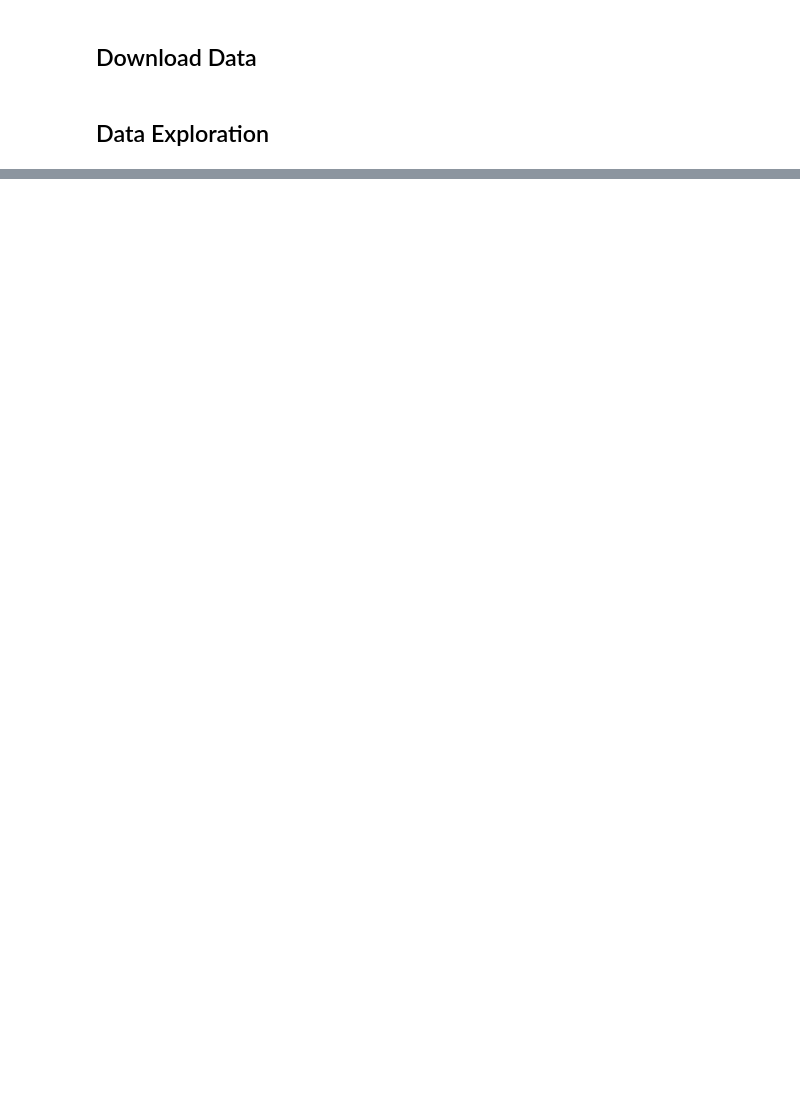
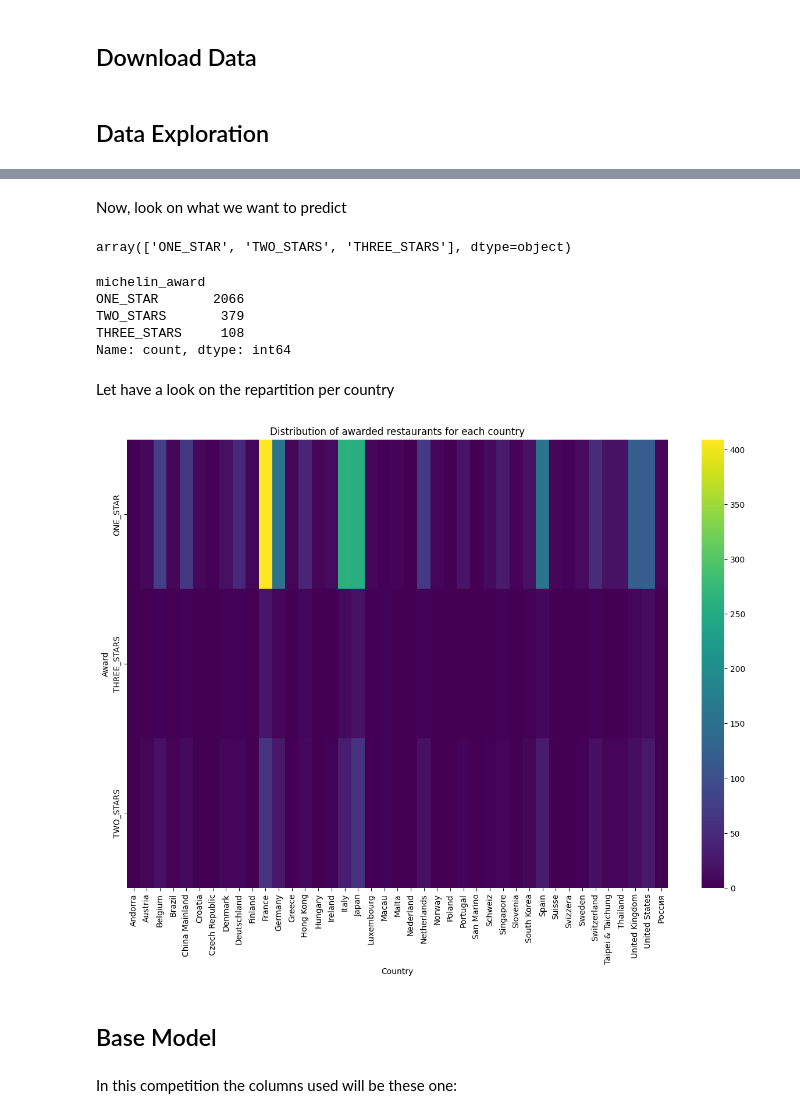
Before and after one commit to charlescuvillier/datacamp_michelin, a Jupyter notebook: michelin_starting_kit.ipynb, the cells around one changed output, grey strips where cells are left out. Drawn from its saved outputs; the diff is of its cells as text; code cells hidden in the pictures; blank space fills up the shorter version.

```diff
--- a/michelin_starting_kit.ipynb
+++ b/michelin_starting_kit.ipynb
@@ -83,0 +79,4 @@ please provide us feedback at https://github.com/pandas-dev/pandas/issues/54466
+# %%
+# Look on the 5 first rows of the training set
+X_train_df=pd.read_csv('./data/michelinstar-restaurants/train.csv')
+X_train_df.head()
@@ -84 +121,35 @@ please provide us feedback at https://github.com/pandas-dev/pandas/issues/54466
+# %% [markdown]
+Now, look on what we want to predict
+# %%
+# how many stars the restaurant have
+X_train_df['michelin_award'].unique()
+# %% [output]
+array(['ONE_STAR', 'TWO_STARS', 'THREE_STARS'], dtype=object)
+# %%
+# Repartition of the number of stars
+
+X_train_df['michelin_award'].value_counts()
+# %% [output]
+michelin_award
+ONE_STAR       2066
+TWO_STARS       379
+THREE_STARS     108
+Name: count, dtype: int64
+# %% [markdown]
+Let have a look on the repartition per country
+# %%
+# heatmap of the distribution of groups in each class
+plt.figure(figsize=(15, 10))
+
+sns.heatmap(X_train_df.groupby(['michelin_award','country']).size().unstack(fill_value=0), cmap="viridis")
+plt.title('Distribution of awarded restaurants for each country')
+plt.xlabel('Country')
+plt.ylabel('Award')
+plt.show()
+# %% [output]
+[figure, added]
+# %% [markdown]
+## Base Model <a class="anchor" id="Base_Model"></a>
+# %% [markdown]
+In this competition the columns used will be these one:
 # %%
```
Also changed, not shown: parts of 29 cells of this notebook, 3 other files.
